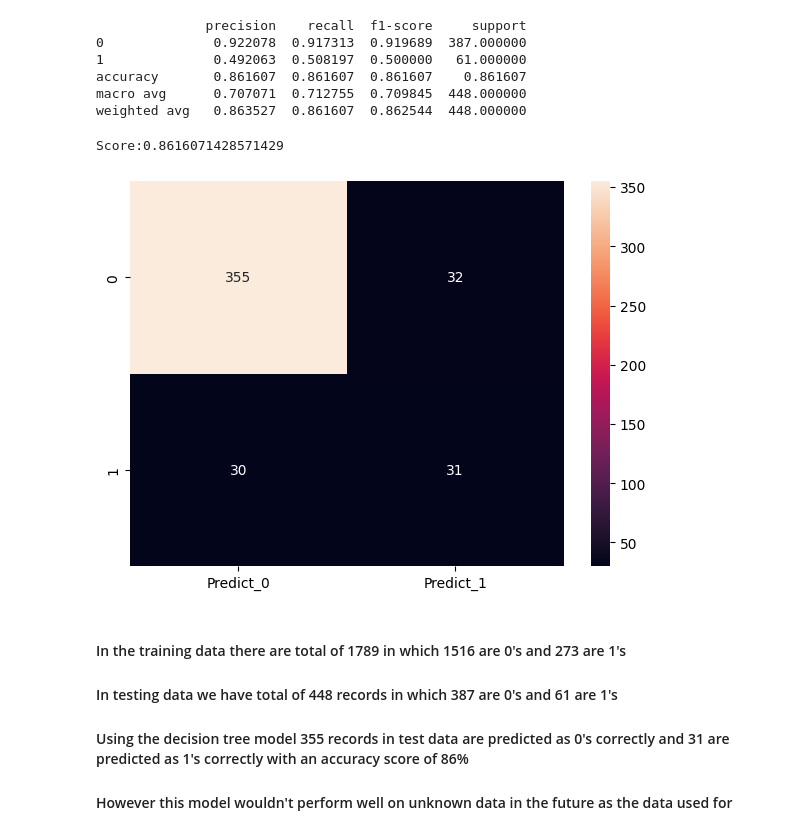
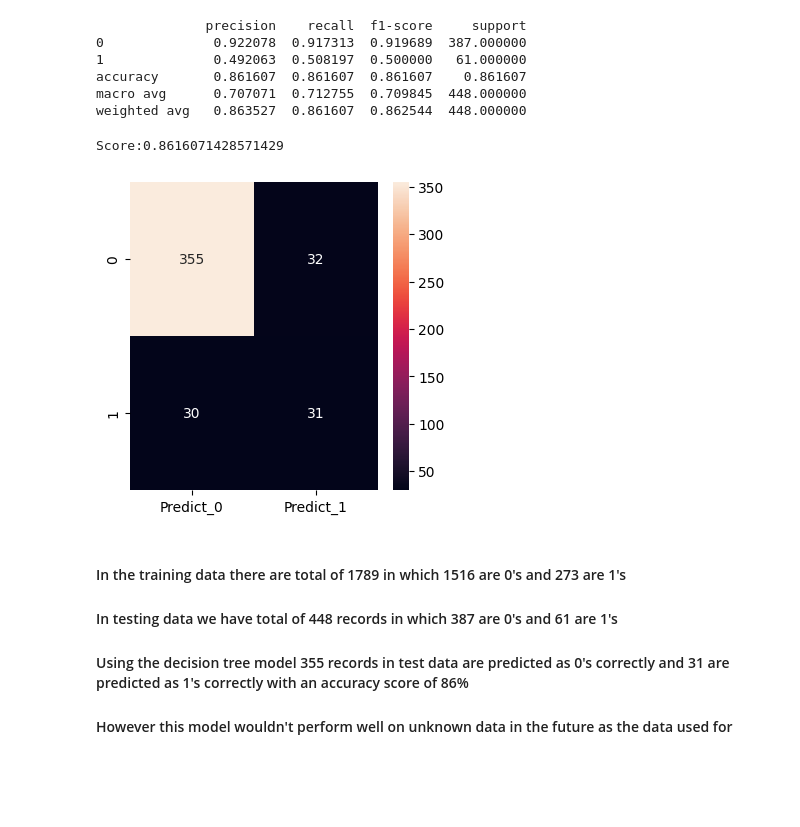
Before and after one commit to jay-singhvi/PyML_Personalized-Ads, a Jupyter notebook: Python_Code/Modelling/Market_Analytics.ipynb, the cells around one changed output. Drawn from its saved outputs; the diff is of its cells as text; code cells hidden in the pictures; blank space fills up the shorter version.

```diff
--- a/Python_Code/Modelling/Market_Analytics.ipynb
+++ b/Python_Code/Modelling/Market_Analytics.ipynb
@@ -142,16 +143,16 @@ accuracy       0.861607  0.861607  0.861607    0.861607
 macro avg      0.707071  0.712755  0.709845  448.000000
 weighted avg   0.863527  0.861607  0.862544  448.000000
 # %%
-print("Score:{}".format(clf.score(X_test, y_test)))
+print(f"Score:{clf.score(X_test, y_test)}")
 cm=metrics.confusion_matrix(y_test, y_predict,labels=[0,1])
-df_cm = pd.DataFrame(cm, index = [i for i in [0,1]], columns = [i for i in ["Predict_0","Predict_1"]])
-plt.figure(figsize = (7,5))
+df_cm = pd.DataFrame(cm, index=[0, 1], columns=["Predict_0", "Predict_1"])
+plt.figure(figsize = (4,4))
 sns.heatmap(df_cm, annot=True ,fmt='g')
 
 plt.show()
 # %% [output]
 Score:0.8616071428571429
-[figure, old version]
+[figure, new version]
 # %% [markdown]
 #### In the training data there are total of 1789 in which 1516 are 0's and 273 are 1's
 #### In testing data we have total of 448 records in which 387 are 0's and 61 are 1's
```
Also changed, not shown: parts of 30 cells of this notebook, 36 other files.
